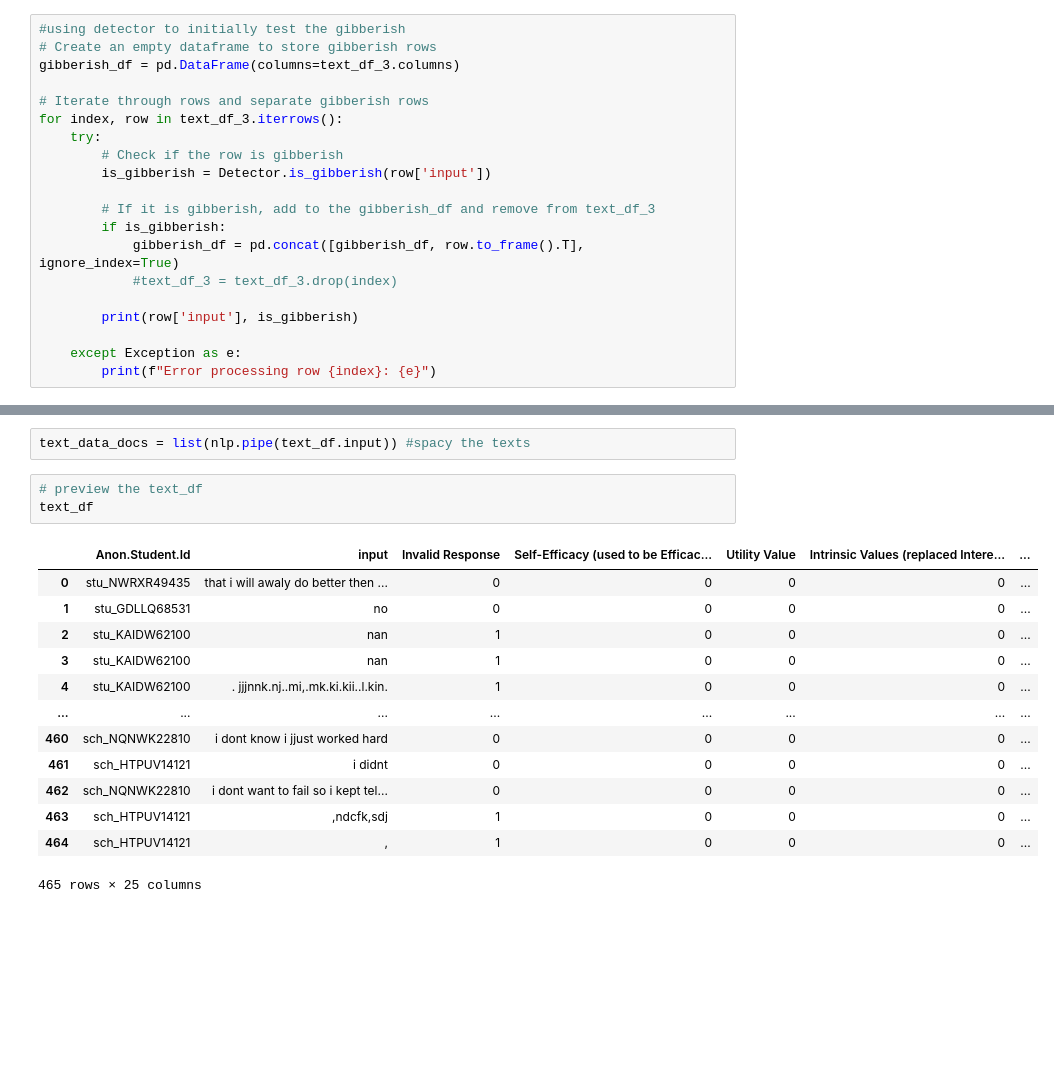
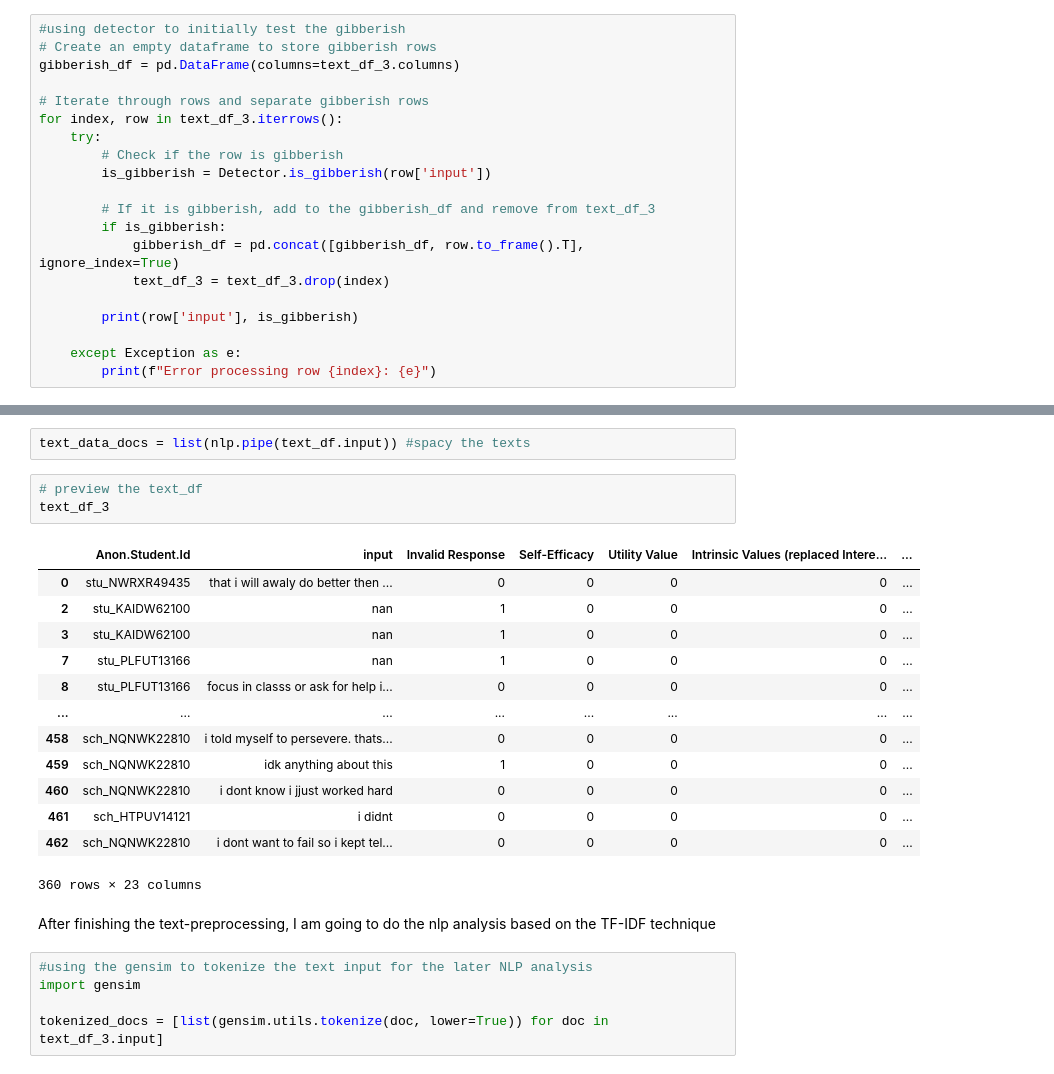
Before and after one commit to YBao7/NLP_Project, a Jupyter notebook: NLP_text_TF-IDF.ipynb, the cells around one changed output, grey strips where cells are left out. Saved outputs shown, nothing was run; the diff lists cells and outputs as text; blank space fills up the shorter version.

```diff
--- a/NLP_text_preprocess.ipynb
+++ b/NLP_text_TF-IDF.ipynb
@@ -83,7 +80,7 @@ for index, row in text_df_3.iterrows():
         # If it is gibberish, add to the gibberish_df and remove from text_df_3
         if is_gibberish:
             gibberish_df = pd.concat([gibberish_df, row.to_frame().T], ignore_index=True)
-            #text_df_3 = text_df_3.drop(index)
+            text_df_3 = text_df_3.drop(index)
 
         print(row['input'], is_gibberish)
 
@@ -271,18 +226,25 @@ text_df_quick_review.to_excel('/Users/yuchengbao/PycharmProjects/JupyterProject/
 text_data_docs = list(nlp.pipe(text_df.input)) #spacy the texts
 # %%
 # preview the text_df
-text_df
+text_df_3
 # %% [output]
-|  | Anon.Student.Id | input | Invalid Response | Self-Efficacy (used to be Efficac... | Utility Value | Intrinsic Values (replaced Intere... | ... |
+|  | Anon.Student.Id | input | Invalid Response | Self-Efficacy | Utility Value | Intrinsic Values (replaced Intere... | ... |
 | 0 | stu_NWRXR49435 | that i will awaly do better then ... | 0 | 0 | 0 | 0 | ... |
-| 1 | stu_GDLLQ68531 | no | 0 | 0 | 0 | 0 | ... |
 | 2 | stu_KAIDW62100 | nan | 1 | 0 | 0 | 0 | ... |
 | 3 | stu_KAIDW62100 | nan | 1 | 0 | 0 | 0 | ... |
-| 4 | stu_KAIDW62100 | . jjjnnk.nj..mi,.mk.ki.kii..l.kin. | 1 | 0 | 0 | 0 | ... |
+| 7 | stu_PLFUT13166 | nan | 1 | 0 | 0 | 0 | ... |
+| 8 | stu_PLFUT13166 | focus in classs or ask for help i... | 0 | 0 | 0 | 0 | ... |
 | ... | ... | ... | ... | ... | ... | ... | ... |
+| 458 | sch_NQNWK22810 | i told myself to persevere. thats... | 0 | 0 | 0 | 0 | ... |
+| 459 | sch_NQNWK22810 | idk anything about this | 1 | 0 | 0 | 0 | ... |
 | 460 | sch_NQNWK22810 | i dont know i jjust worked hard | 0 | 0 | 0 | 0 | ... |
 | 461 | sch_HTPUV14121 | i didnt | 0 | 0 | 0 | 0 | ... |
 | 462 | sch_NQNWK22810 | i dont want to fail so i kept tel... | 0 | 0 | 0 | 0 | ... |
-| 463 | sch_HTPUV14121 | ,ndcfk,sdj | 1 | 0 | 0 | 0 | ... |
-| 464 | sch_HTPUV14121 | , | 1 | 0 | 0 | 0 | ... |
-465 rows × 25 columns
+360 rows × 23 columns
+# %% [markdown]
+After finishing the text-preprocessing, I am going to do the nlp analysis based on the TF-IDF technique
+# %%
+#using the gensim to tokenize the text input for the later NLP analysis
+import gensim
+
+tokenized_docs = [list(gensim.utils.tokenize(doc, lower=True)) for doc in text_df_3.input]
```
Also changed, not shown: parts of 14 cells of this notebook.
